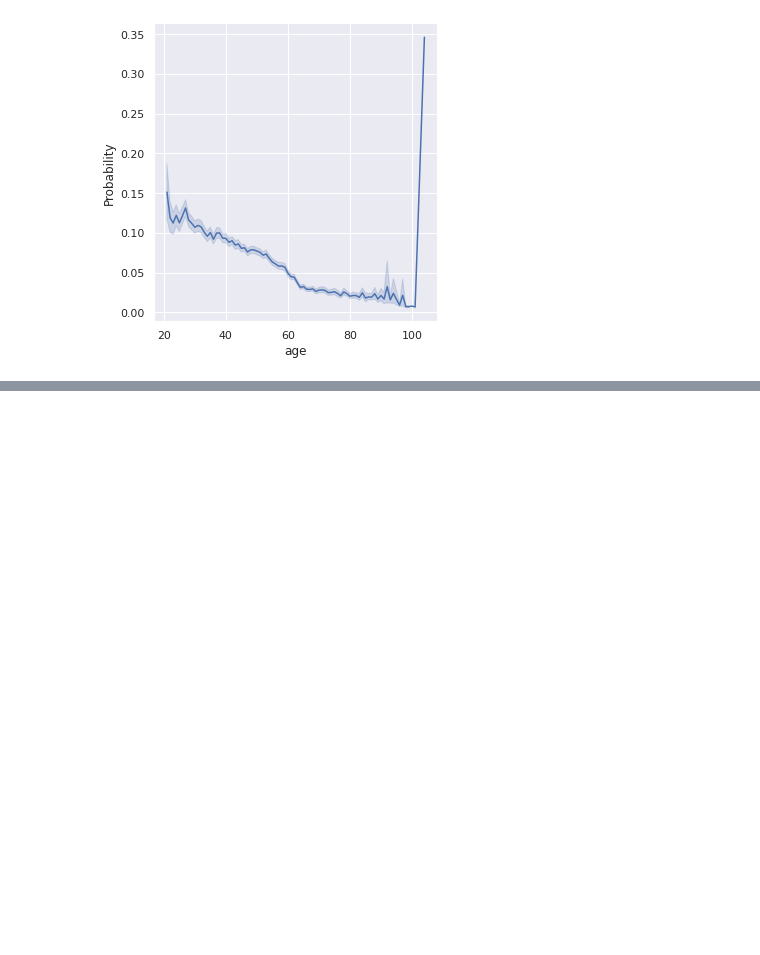
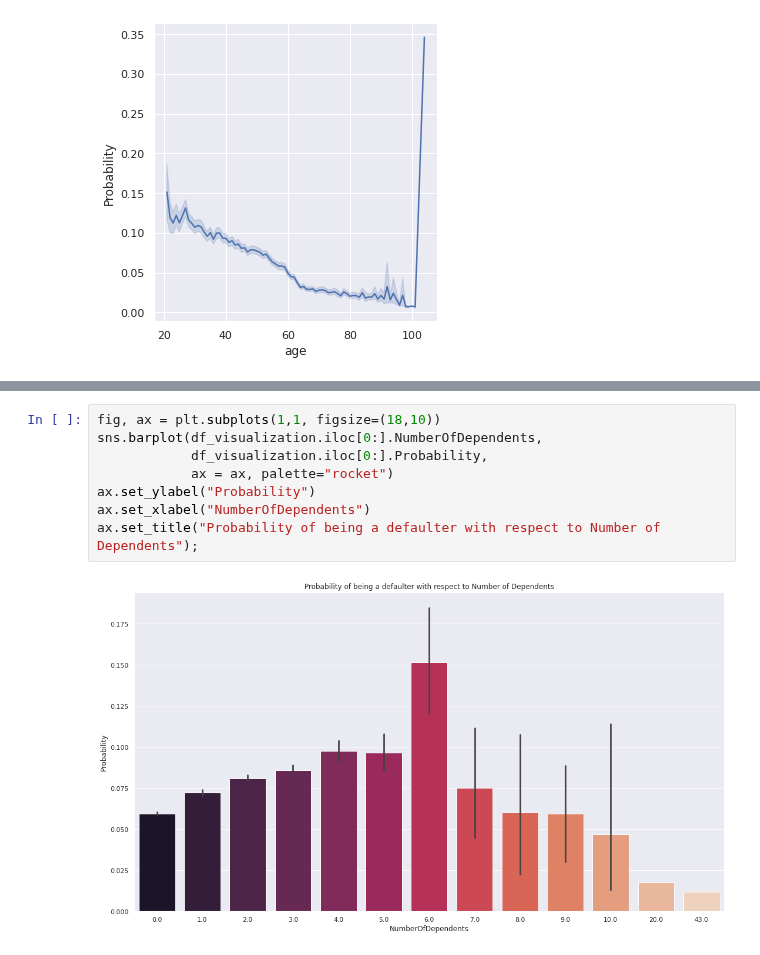
Before and after one commit to Prathamesh-Verlekar/Algorithmic-Digital-Marketing, a Jupyter notebook: Assignment_1/Credit_Scoring_Data_Analysis.ipynb, the cells around one changed output, grey strips where cells are left out. Saved outputs shown, nothing was run; the diff lists cells and outputs as text; blank space fills up the shorter version.

```diff
--- a/Assignment_1/Credit_Scoring_Data_Analysis.ipynb
+++ b/Assignment_1/Credit_Scoring_Data_Analysis.ipynb
@@ -495,0 +486,10 @@ sns.relplot(kind="line", x="NumberOfDependents", y="Probability", data=df_visual
+# %%
+fig, ax = plt.subplots(1,1, figsize=(18,10))
+sns.barplot(df_visualization.iloc[0:].NumberOfDependents,
+            df_visualization.iloc[0:].Probability,
+            ax = ax, palette="rocket")
+ax.set_ylabel("Probability")
+ax.set_xlabel("NumberOfDependents")
+ax.set_title("Probability of being a defaulter with respect to Number of Dependents");
+# %% [output]
+[figure, added]
```
Also changed, not shown: parts of 13 cells of this notebook.
